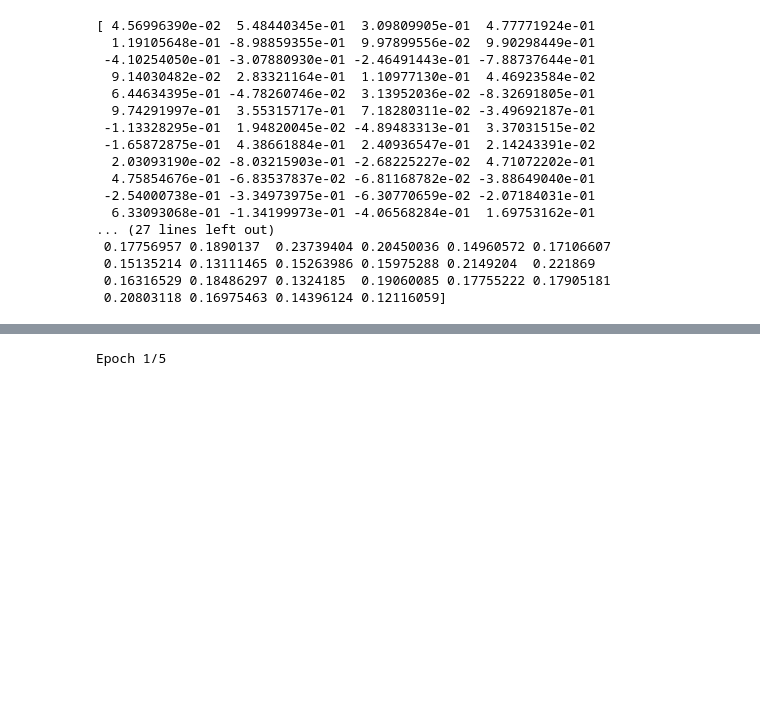
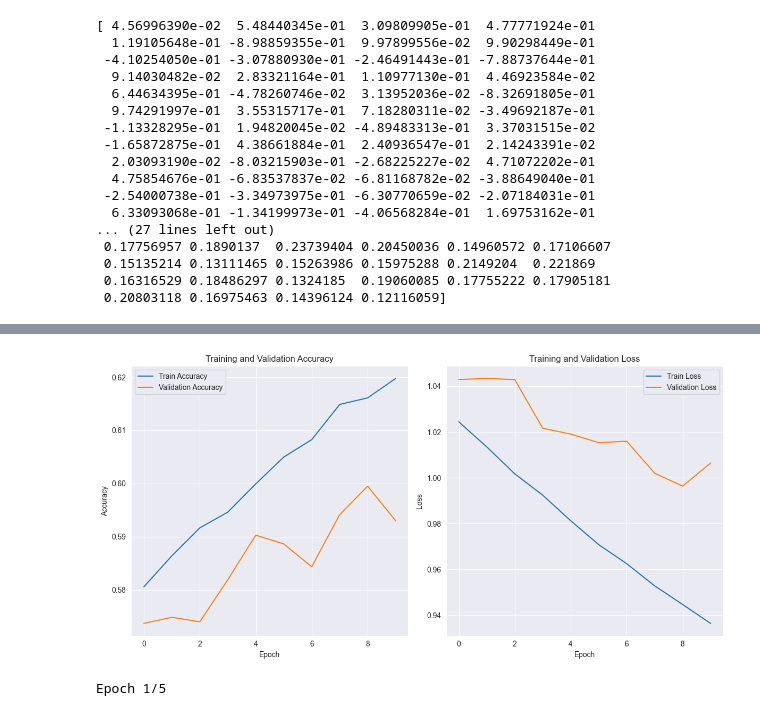
Before and after one commit to JamesAdeshina/Emotion_Classifier, a Jupyter notebook: main.ipynb, the cells around one changed output, grey strips where cells are left out. Cells and saved outputs as stored; diff of their text form; code cells hidden in the pictures; blank space fills up the shorter version.

Commit message:
Updating the lstm model code

```diff
--- a/main.ipynb
+++ b/main.ipynb
@@ -471,10 +455,13 @@ lstm_model = Sequential()
 lstm_model.add(Input(shape=(1, X_train.shape[1])))  # Input shape (timesteps, features)
 #lstm_model.add(LSTM(50, activation='relu'))  # LSTM layer with 50 units(Accuracy: 54.48%, Loss: 1.1183)
 #lstm_model.add(LSTM(100, activation='relu'))  # LSTM layer with 50 units(Accuracy: 55.41%, Loss: 1.0993)
-lstm_model.add(LSTM(100, activation='tanh', return_sequences=True, dropout=0.2))  # LSTM layer with 50 units
+lstm_model.add(LSTM(100, activation='tanh', return_sequences=True))  # LSTM layer with 50 units
 #lstm_model.add(LSTM(50, activation='tanh')  # Second LSTM layer (accuracy: 57.32% - loss: 1.0427)
 #lstm_model.add(LSTM(50, activation='tanh', dropout=0.2))  # Second LSTM layer (accuracy: 0.4336 - loss: 1.3201)
-lstm_model.add(LSTM(50, activation='tanh', dropout=0.1))  # Second LSTM layer (accuracy: 0.4336 - loss: 1.3201)
+lstm_model.add(LSTM(100, activation='tanh',return_sequences=True))  # Second LSTM layer (accuracy: 0.4336 - loss: 1.3201)
+# Adding a third LSTM layer (new layer added here)
+lstm_model.add(LSTM(50, activation='tanh'))  # Third LSTM layer (no return_sequences)
+
 lstm_model.add(Dense(n_classes, activation='softmax'))  # Output layer for multi-class classification
 lstm_model.compile(optimizer='adam', loss='sparse_categorical_crossentropy', metrics=['accuracy'])
 lstm_model.summary()
@@ -528,0 +518,36 @@ Test Accuracy: 0.5482500195503235
+# %%
+# Early stopping callback: Stop training if the validation loss doesn't improve for 5 epochs
+early_stopping = EarlyStopping(monitor='val_loss', patience=5, restore_best_weights=True)
+
+
+# Train the model with validation data and early stopping
+history = lstm_model.fit(X_train_reshaped, y_train,
+                         epochs=10, batch_size=32,
+                         validation_data=(X_test_reshaped, y_test),
+                         callbacks=[early_stopping], verbose=1)
+
+# Plot training and validation loss/accuracy
+plt.figure(figsize=(12, 6))
+
+# Plot Accuracy
+plt.subplot(1, 2, 1)
+plt.plot(history.history['accuracy'], label='Train Accuracy')
+plt.plot(history.history['val_accuracy'], label='Validation Accuracy')
+plt.title('Training and Validation Accuracy')
+plt.xlabel('Epoch')
+plt.ylabel('Accuracy')
+plt.legend()
+
+
+# Plot Loss
+plt.subplot(1, 2, 2)
+plt.plot(history.history['loss'], label='Train Loss')
+plt.plot(history.history['val_loss'], label='Validation Loss')
+plt.title('Training and Validation Loss')
+plt.xlabel('Epoch')
+plt.ylabel('Loss')
+plt.legend()
+
+plt.tight_layout()
+plt.show()
+# %% [output]
@@ -529,3 +574,4 @@ Test Accuracy: 0.5482500195503235
+[figure, added]
 # %%
 # Build LSTM model
 def build_lstm_model(vocab_size, embedding_dim, input_length):
```
Also changed, not shown: parts of 6 cells of this notebook.
